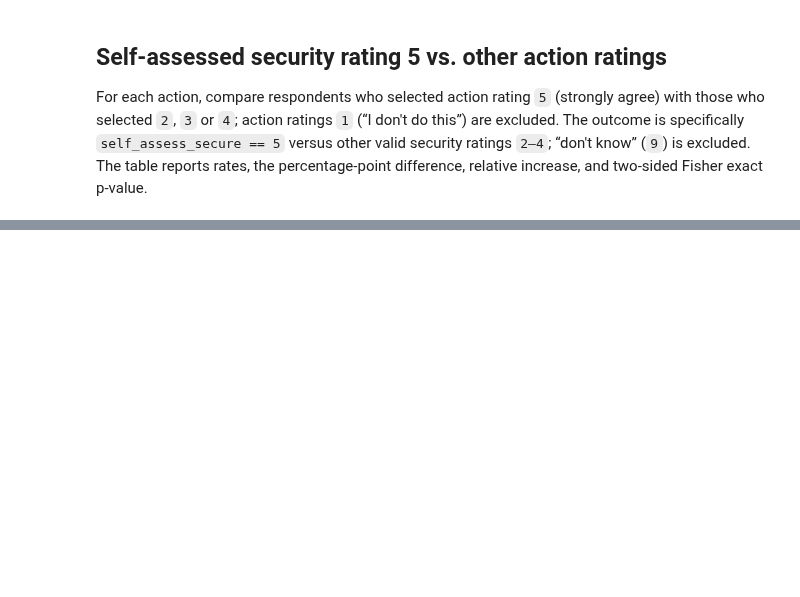
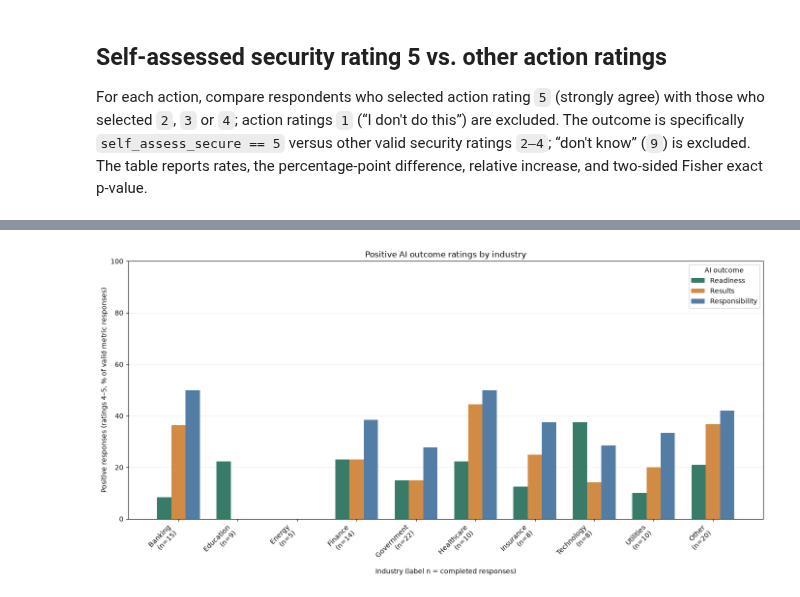
Before and after one commit to Aristotle-Metadata-Enterprises/mast-toolkit-notebooks, a Jupyter notebook: notebooks/dataversity.ipynb, the cells around one changed output, grey strips where cells are left out. Saved outputs shown, nothing was run; the diff lists cells and outputs as text; code cells hidden in the pictures; blank space fills up the shorter version.

```diff
--- a/notebooks/dataversity.ipynb
+++ b/notebooks/dataversity.ipynb
@@ -702,0 +679,73 @@ display(
+# %%
+import matplotlib.pyplot as plt
+
+ai_metric_columns = ["ai_readiness", "ai_results", "ai_responsibility"]
+minimum_industry_responses = 5
+industry_data = completed[["industry", *ai_metric_columns]].copy()
+industry_data["industry_label"] = (
+    industry_data["industry"]
+    .fillna("Unspecified")
+    .astype("string")
+    .str.strip()
+    .replace("", "Unspecified")
+)
+
+raw_industry_totals = industry_data["industry_label"].value_counts()
+small_industries = raw_industry_totals.index[
+    raw_industry_totals < minimum_industry_responses
+]
+industry_data["industry_group"] = industry_data["industry_label"].where(
+    ~industry_data["industry_label"].isin(small_industries), "Other"
+)
+industry_totals = industry_data["industry_group"].value_counts()
+industries = sorted(
+    [industry for industry in industry_totals.index if industry != "Other"],
+    key=str.casefold,
+)
+if "Other" in industry_totals.index:
+    industries.append("Other")
+
+positive_percentages = pd.DataFrame(index=industries, columns=ai_metric_columns, dtype=float)
+for industry in industries:
+    industry_responses = industry_data.loc[industry_data["industry_group"] == industry]
+    for metric in ai_metric_columns:
+        valid_scores = industry_responses[metric].loc[
+            industry_responses[metric].isin([1, 2, 3, 4, 5])
+        ]
+        positive_percentages.loc[industry, metric] = (
+            valid_scores.isin([4, 5]).mean() * 100 if not valid_scores.empty else float("nan")
+        )
+
+figure_width = max(14, len(industries) * 0.55)
+figure, axis = plt.subplots(figsize=(figure_width, 7))
+positions = range(len(industries))
+bar_width = 0.24
+colors = ["#397b69", "#d28b45", "#547da5"]
+
+for metric_index, metric in enumerate(ai_metric_columns):
+    offset = (metric_index - (len(ai_metric_columns) - 1) / 2) * bar_width
+    axis.bar(
+        [position + offset for position in positions],
+        positive_percentages[metric].to_numpy(),
+        width=bar_width,
+        color=colors[metric_index],
+        label=metric.removeprefix("ai_").replace("_", " ").title(),
+    )
+
+axis.set_xticks(
+    list(positions),
+    labels=[f"{industry}\n(n={industry_totals[industry]})" for industry in industries],
+    rotation=45,
+    ha="right",
+)
+axis.set_ylim(0, 100)
+axis.set_ylabel("Positive responses (ratings 4–5, % of valid metric responses)")
+axis.set_xlabel("Industry (label n = completed responses)")
+axis.set_title("Positive AI outcome ratings by industry")
+axis.grid(axis="y", alpha=0.2)
+axis.set_axisbelow(True)
+axis.legend(title="AI outcome")
+figure.tight_layout()
+plt.show()
+# %% [output]
+[figure, added]
```
Also changed, not shown: parts of 7 cells of this notebook, 3 other files.
